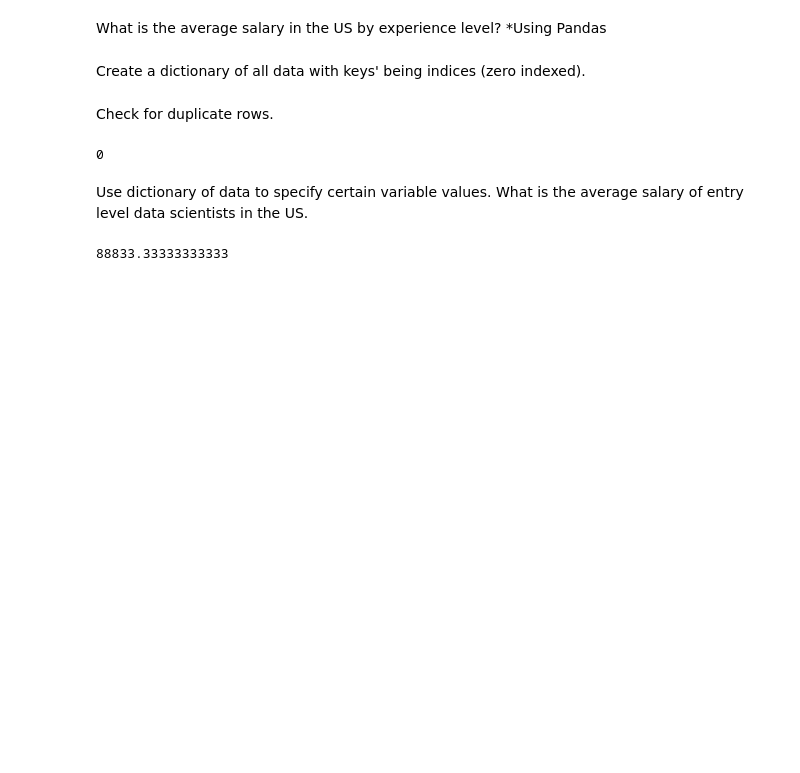
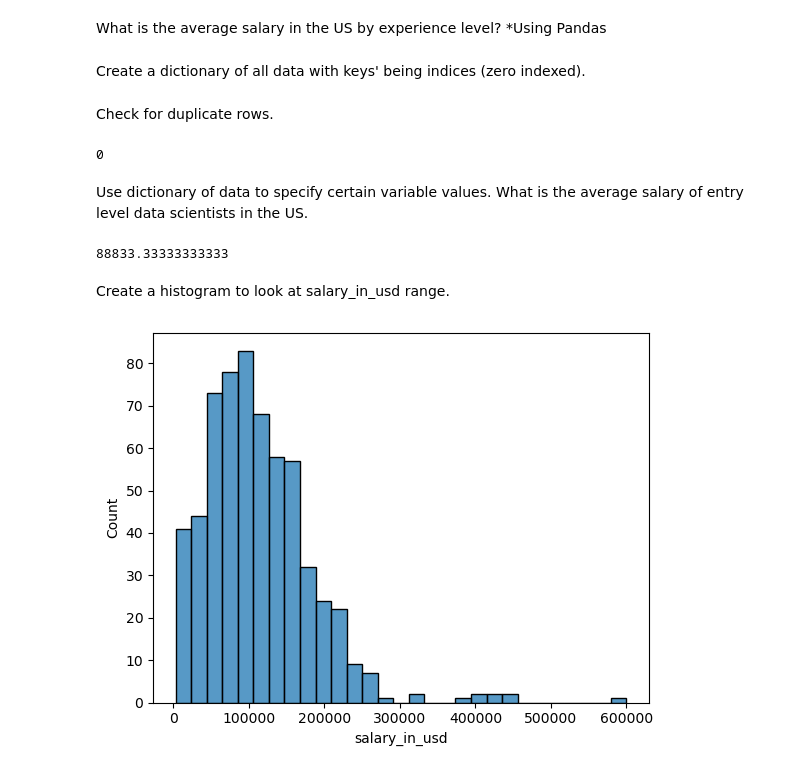
Before and after one commit to danicaboe/data_science_salaries, a Jupyter notebook: ds_salaries.ipynb, the cells around one changed output. Drawn from its saved outputs; the diff is of its cells as text; code cells hidden in the pictures; blank space fills up the shorter version.

Commit message:
Additional analysis with Pandas and experimentation with charts and graphs.

```diff
--- a/ds_salaries.ipynb
+++ b/ds_salaries.ipynb
@@ -412,3 +413,11 @@ avg_salary_DS_US_EN = salary_DS_US_EN(data_dict)
 print(avg_salary_DS_US_EN)
 # %% [output]
 88833.33333333333
+# %% [markdown]
+Create a histogram to look at salary_in_usd range.
+# %%
+sns.histplot(x='salary_in_usd', data=df)
+plt.show()
+plt.close()
+# %% [output]
+[figure, added]
```
Also changed, not shown: parts of 4 cells of this notebook, 1 other file.
